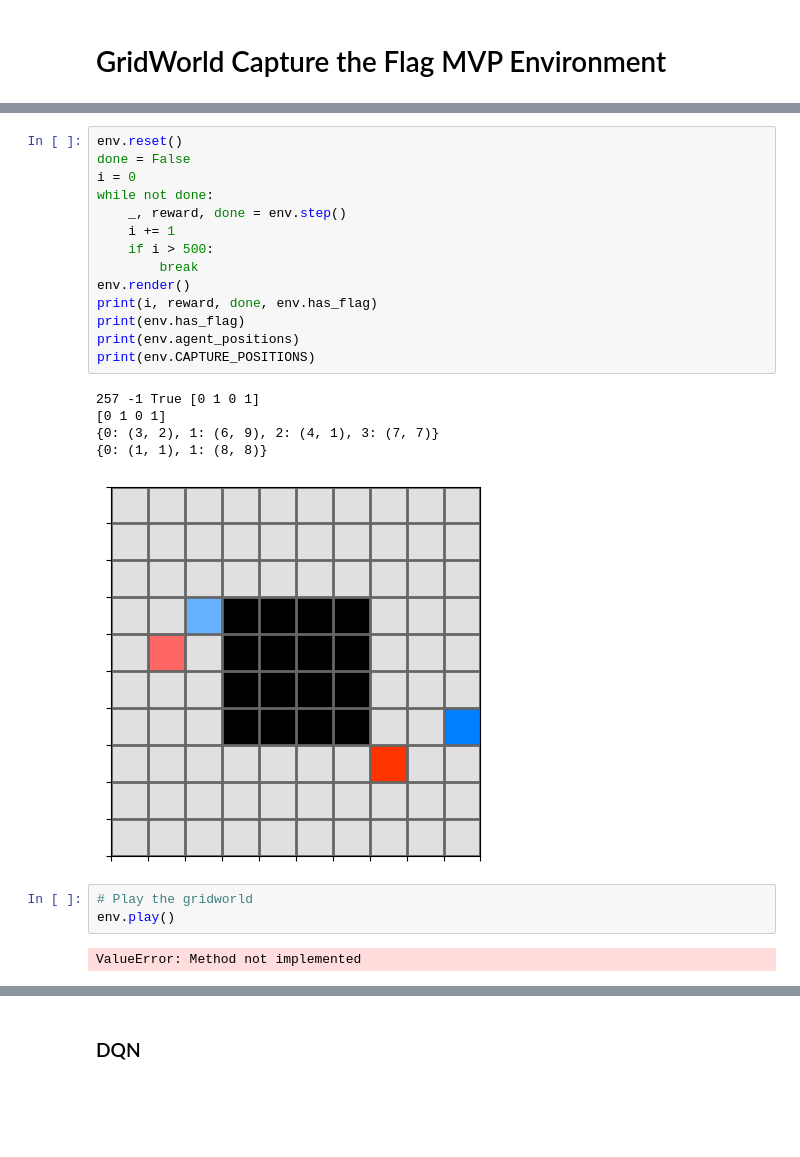
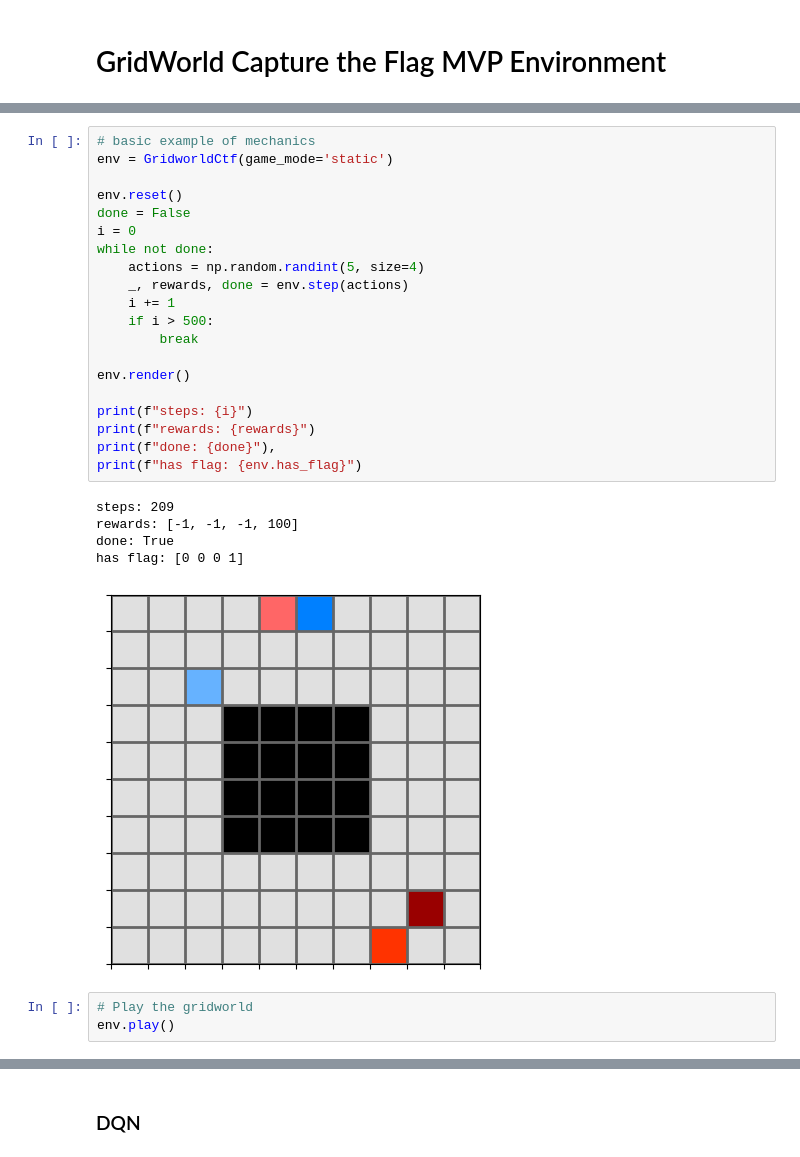
Before and after one commit to g-nightingale/marl-ctf-development, a Jupyter notebook: mvp_environment/mvp_env.ipynb, the cells around one changed output, grey strips where cells are left out. Cells and saved outputs as stored; diff of their text form; blank space fills up the shorter version.

```diff
--- a/mvp_environment/mvp_env.ipynb
+++ b/mvp_environment/mvp_env.ipynb
@@ -30,25 +31,29 @@ env.render()
 # %%
+# basic example of mechanics
+env = GridworldCtf(game_mode='static')
+
 env.reset()
 done = False
 i = 0
 while not done:
-    _, reward, done = env.step()
+    actions = np.random.randint(5, size=4)
+    _, rewards, done = env.step(actions)
     i += 1
     if i > 500:
         break
+
 env.render()
-print(i, reward, done, env.has_flag)
-print(env.has_flag)
-print(env.agent_positions)
-print(env.CAPTURE_POSITIONS)
+
+print(f"steps: {i}")
+print(f"rewards: {rewards}")
+print(f"done: {done}"),
+print(f"has flag: {env.has_flag}")
 # %% [output]
-257 -1 True [0 1 0 1]
-[0 1 0 1]
-{0: (3, 2), 1: (6, 9), 2: (4, 1), 3: (7, 7)}
-{0: (1, 1), 1: (8, 8)}
+steps: 209
+rewards: [-1, -1, -1, 100]
+done: True
+has flag: [0 0 0 1]
-[figure, old version]
+[figure, new version]
 # %%
 # Play the gridworld
 env.play()
-# %% [output]
-ValueError: Method not implemented
```
Also changed, not shown: parts of 15 cells of this notebook, 5 other files.
